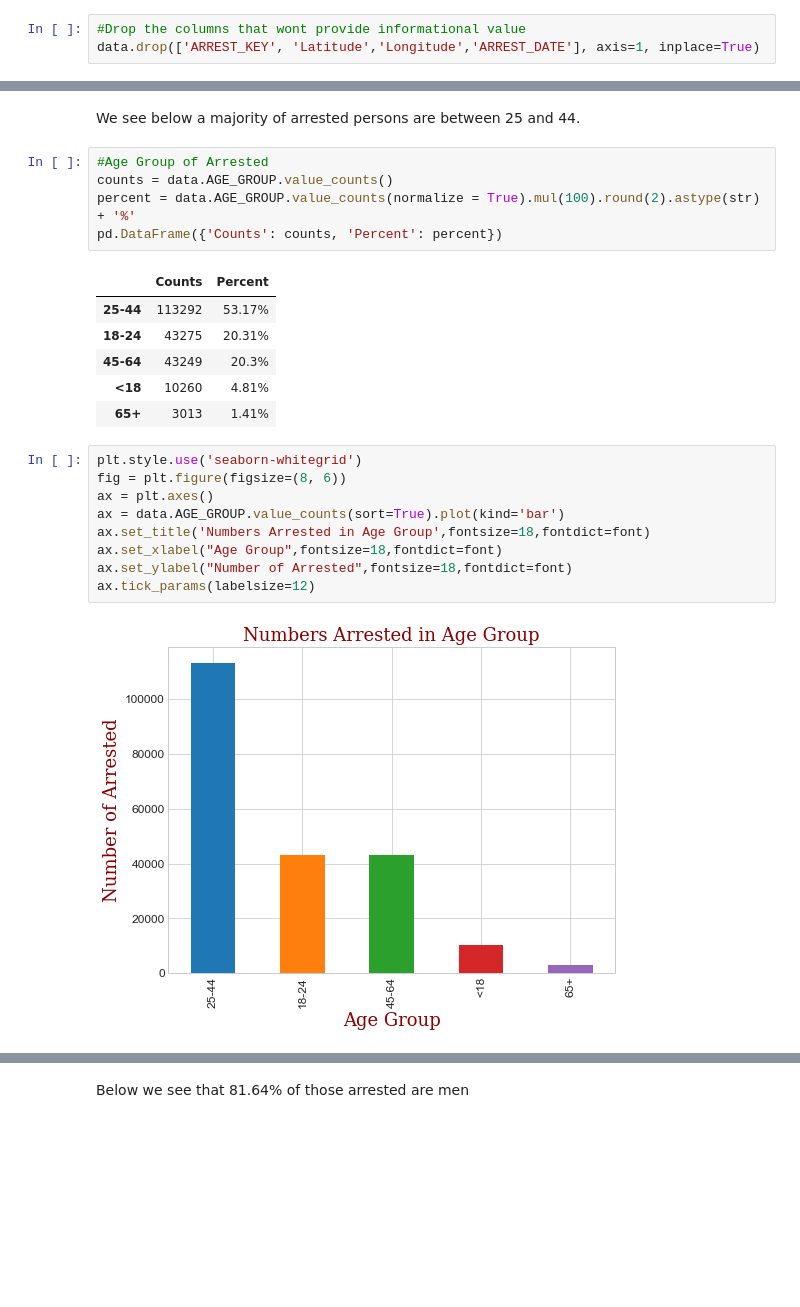
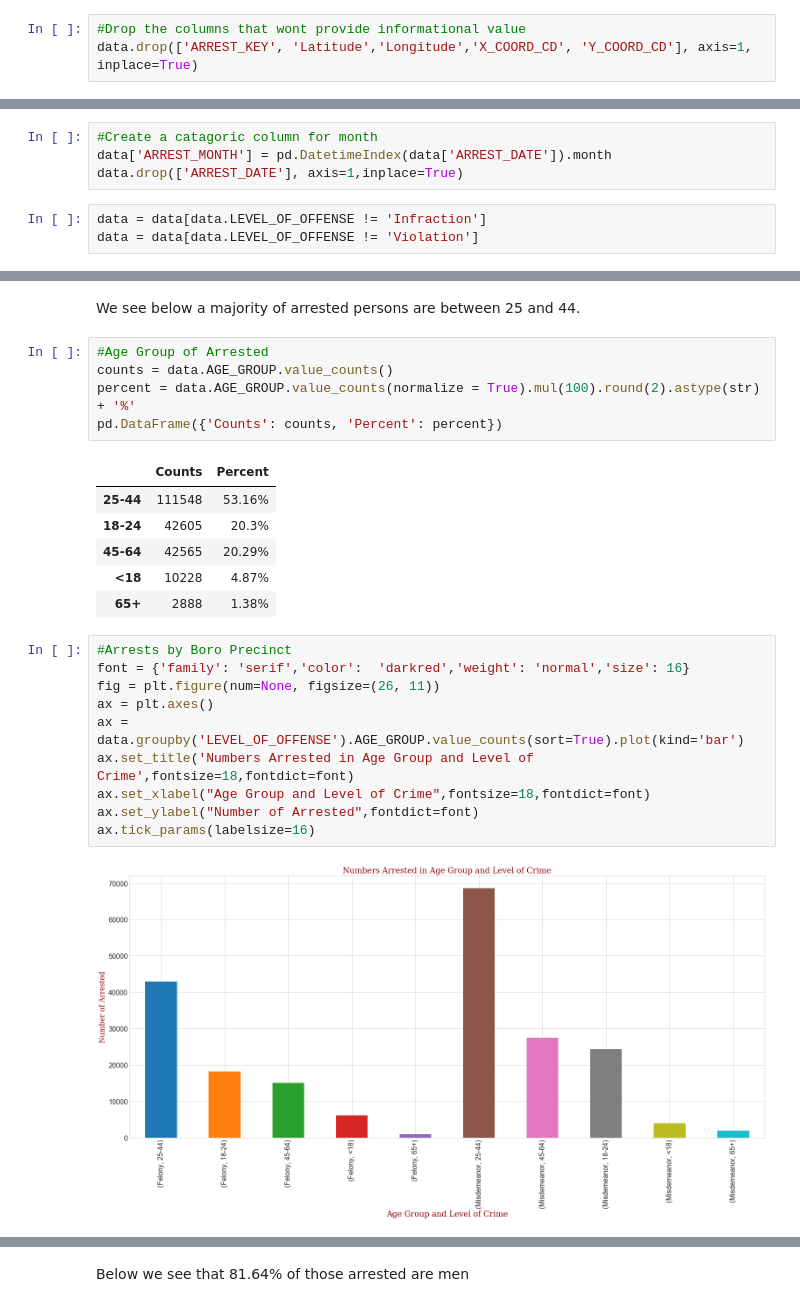
Before and after one commit to city-college-machine-learning/NYPD_Arrest_Analysis, a Jupyter notebook: Jiffar_analysis_level_of_crime.ipynb, the cells around one changed output, grey strips where cells are left out. Cells and saved outputs as stored; diff of their text form; blank space fills up the shorter version.

```diff
--- a/Jiffar_analysis_level_of_crime.ipynb
+++ b/Jiffar_analysis_level_of_crime.ipynb
@@ -201,7 +201,7 @@ Longitude: Not using coordinates
 """
 # %%
 #Drop the columns that wont provide informational value
-data.drop(['ARREST_KEY', 'Latitude','Longitude','ARREST_DATE'], axis=1, inplace=True)
+data.drop(['ARREST_KEY', 'Latitude','Longitude','X_COORD_CD', 'Y_COORD_CD'], axis=1, inplace=True)
 # %%
 #How many empty values are there in each column?
 data.isnull().sum()
@@ -232,0 +226,7 @@ data.dropna(inplace=True)
+# %%
+#Create a catagoric column for month
+data['ARREST_MONTH'] = pd.DatetimeIndex(data['ARREST_DATE']).month
+data.drop(['ARREST_DATE'], axis=1,inplace=True)
+# %%
+data = data[data.LEVEL_OF_OFFENSE != 'Infraction']
+data = data[data.LEVEL_OF_OFFENSE != 'Violation']
@@ -285,19 +304,20 @@ percent = data.AGE_GROUP.value_counts(normalize = True).mul(100).round(2).astype
 pd.DataFrame({'Counts': counts, 'Percent': percent})
 # %% [output]
 |  | Counts | Percent |
-| 25-44 | 113292 | 53.17% |
-| 18-24 | 43275 | 20.31% |
-| 45-64 | 43249 | 20.3% |
-| <18 | 10260 | 4.81% |
-| 65+ | 3013 | 1.41% |
+| 25-44 | 111548 | 53.16% |
+| 18-24 | 42605 | 20.3% |
+| 45-64 | 42565 | 20.29% |
+| <18 | 10228 | 4.87% |
+| 65+ | 2888 | 1.38% |
 # %%
-plt.style.use('seaborn-whitegrid')
-fig = plt.figure(figsize=(8, 6))
+#Arrests by Boro Precinct
+font = {'family': 'serif','color':  'darkred','weight': 'normal','size': 16}
+fig = plt.figure(num=None, figsize=(26, 11))
 ax = plt.axes()
-ax = data.AGE_GROUP.value_counts(sort=True).plot(kind='bar')
-ax.set_title('Numbers Arrested in Age Group',fontsize=18,fontdict=font)
-ax.set_xlabel("Age Group",fontsize=18,fontdict=font)
-ax.set_ylabel("Number of Arrested",fontsize=18,fontdict=font)
-ax.tick_params(labelsize=12)
+ax = data.groupby('LEVEL_OF_OFFENSE').AGE_GROUP.value_counts(sort=True).plot(kind='bar')
+ax.set_title('Numbers Arrested in Age Group and Level of Crime',fontsize=18,fontdict=font)
+ax.set_xlabel("Age Group and Level of Crime",fontsize=18,fontdict=font)
+ax.set_ylabel("Number of Arrested",fontdict=font)
+ax.tick_params(labelsize=16)
 # %% [output]
-[figure, old version]
+[figure, new version]
```
Also changed, not shown: parts of 59 cells of this notebook, 4 other files.
